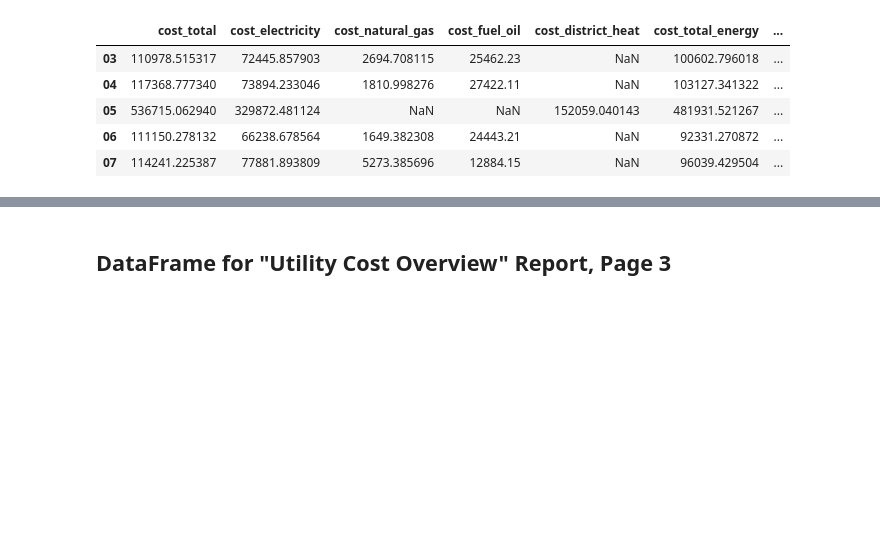
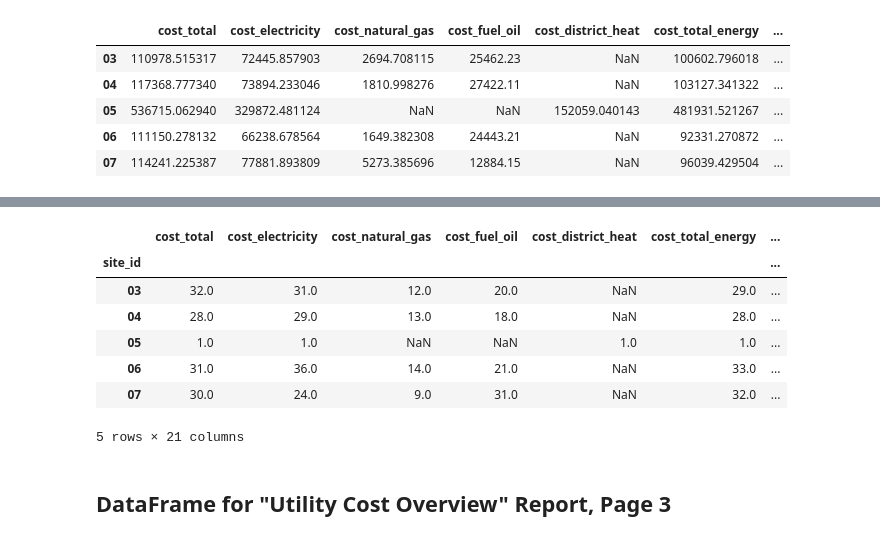
Before and after one commit to alanmitchell/fnsb-benchmark, a Jupyter notebook: testing/alan_report_pages.ipynb, the cells around one changed output, grey strips where cells are left out. Cells and saved outputs as stored; diff of their text form; code cells hidden in the pictures; blank space fills up the shorter version.

```diff
--- a/testing/alan_report_pages.ipynb
+++ b/testing/alan_report_pages.ipynb
@@ -292,0 +397,15 @@ df_final.head()
+# %%
+# calculate a rank DataFrame
+df_rank = pd.DataFrame()
+for col in df_final.columns:
+    df_rank[col] = df_final[col].rank(ascending=False)
+df_rank.head()
+# %% [output]
+|  | cost_total | cost_electricity | cost_natural_gas | cost_fuel_oil | cost_district_heat | cost_total_energy | ... |
+| site_id |  |  |  |  |  |  | ... |
+| 03 | 32.0 | 31.0 | 12.0 | 20.0 | NaN | 29.0 | ... |
+| 04 | 28.0 | 29.0 | 13.0 | 18.0 | NaN | 28.0 | ... |
+| 05 | 1.0 | 1.0 | NaN | NaN | 1.0 | 1.0 | ... |
+| 06 | 31.0 | 36.0 | 14.0 | 21.0 | NaN | 33.0 | ... |
+| 07 | 30.0 | 24.0 | 9.0 | 31.0 | NaN | 32.0 | ... |
+5 rows × 21 columns
```
Also changed, not shown: parts of 7 cells of this notebook.
